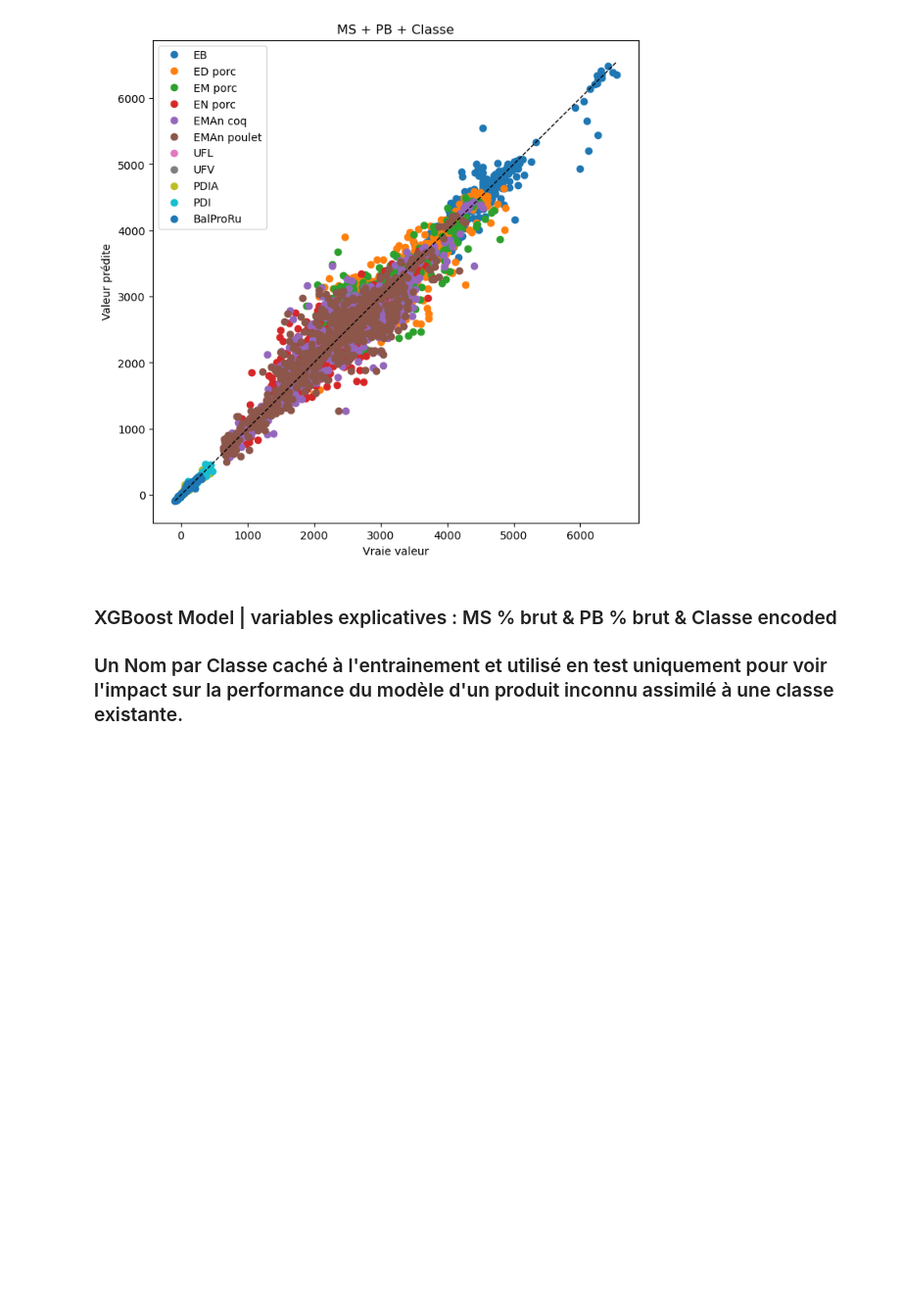
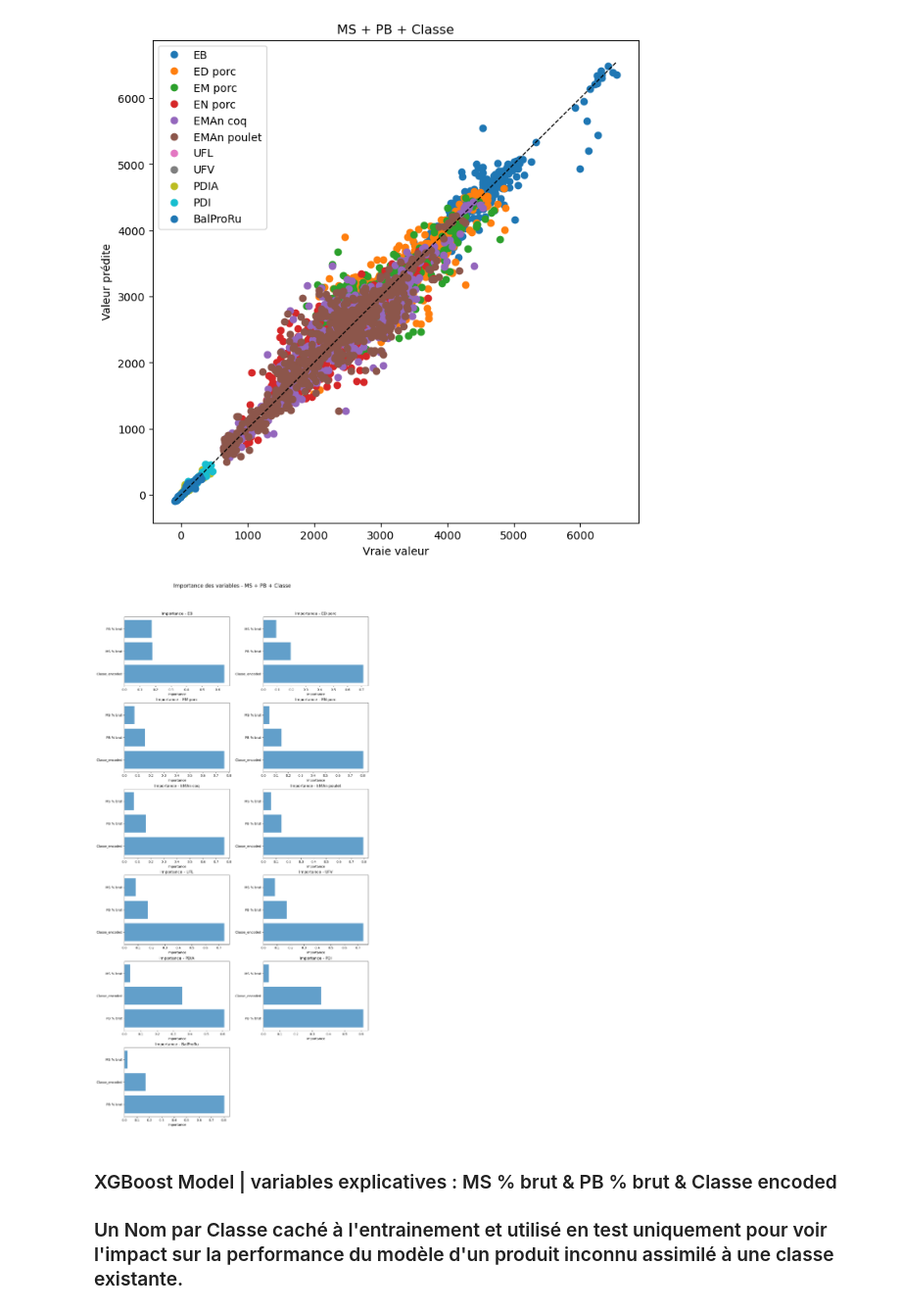
Before and after one commit to PJGouze/projet_fil_rouge, a Jupyter notebook: Regressor_Deux/test_preliminaire.ipynb, the cells around one changed output. Shown at 98% size. Cells and saved outputs as stored; diff of their text form; code cells hidden in the pictures; blank space fills up the shorter version.

```diff
--- a/Regressor_Deux/test_preliminaire.ipynb
+++ b/Regressor_Deux/test_preliminaire.ipynb
@@ -438,6 +461,10 @@ Variable cible  Vraie valeur  Valeur prédite
            PDI         80.00       78.103523
       BalProRu        -52.00      -51.187534
 [figure]
+# %%
+xgb_feature_importances(models_sel_class, X_test_sel, vars_expl_with_classe + ["Classe_encoded"], title="Importance des variables - MS + PB + Classe")
+# %% [output]
+[figure, added]
 # %% [markdown]
 ### XGBoost Model | variables explicatives : MS % brut & PB % brut & Classe encoded
 ### Un Nom par Classe caché à l'entrainement et utilisé en test uniquement pour voir l'impact sur la performance du modèle d'un produit inconnu assimilé à une classe existante.
```
Also changed, not shown: parts of 13 cells of this notebook.
